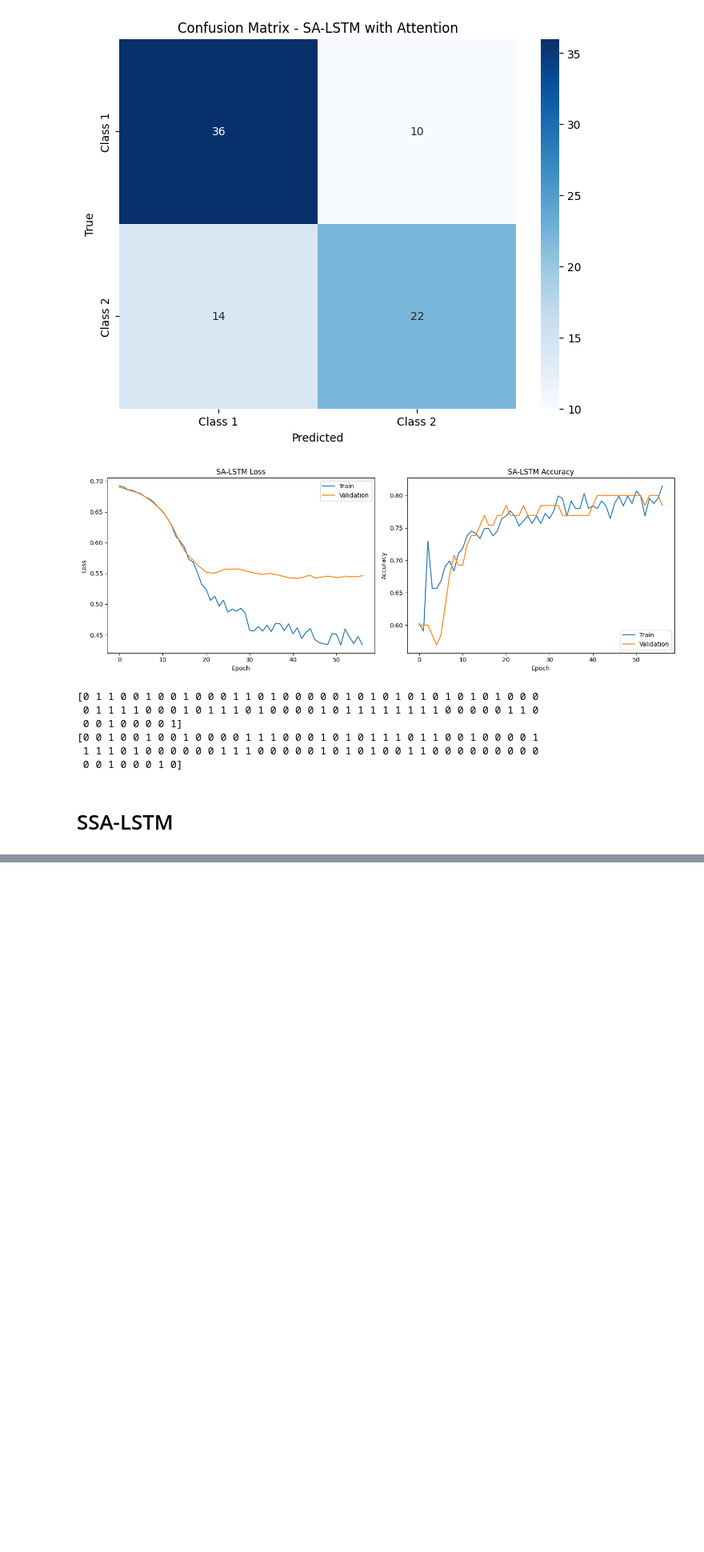
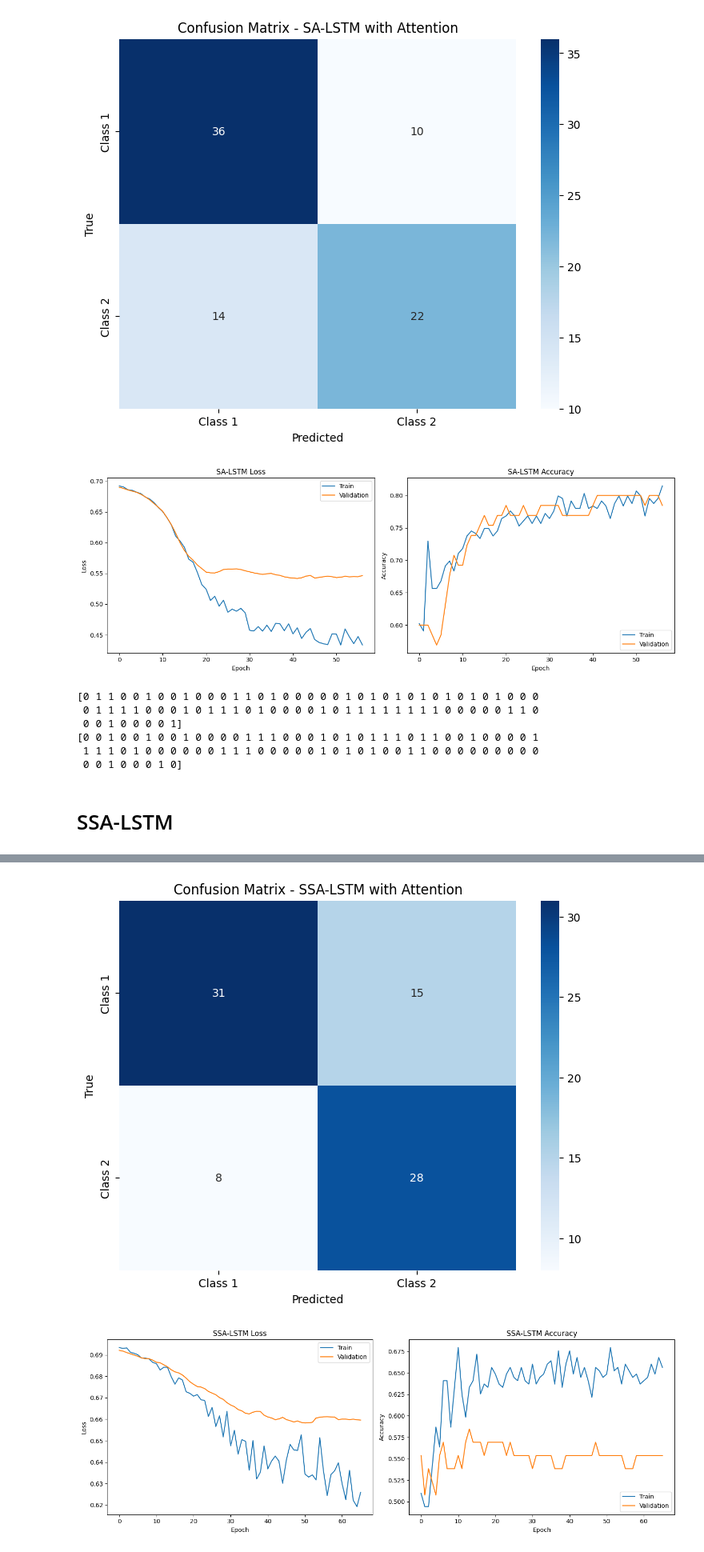
Before and after one commit to khnam-ng/SevereDengueFever, a Jupyter notebook: notebooks/LSTM.ipynb, the cells around one changed output, grey strips where cells are left out. Shown at 80% size. Saved outputs shown, nothing was run; the diff lists cells and outputs as text; code cells hidden in the pictures; blank space fills up the shorter version.

Commit message:
update(LSTM): ready for the presentation

```diff
--- a/notebooks/LSTM.ipynb
+++ b/notebooks/LSTM.ipynb
@@ -929,0 +955,5 @@ Average Feature Attention: [[ 0.09508305 -0.07880491  0.15386024  0.06694753 -0.
+# %%
+# df_set = df_set.to_numpy()
+df_set.reset_index(drop=True, inplace=True)
+print(df_set.shape)
+# df_set.loc[200, 'Day of illness']
@@ -929,0 +1064,13 @@ Average Feature Attention: [[ 0.09508305 -0.07880491  0.15386024  0.06694753 -0.
+# %%
+# x1_train = x1_train.to_numpy()
+y1_train = y1_train.to_numpy()
+# x1_test = x1_test.to_numpy()
+y1_test = y1_test.to_numpy()
+
+x1_train = x1_train.astype(np.float64)
+y1_train = y1_train.astype(np.int64)
+x1_test = x1_test.astype(np.float64)
+y1_test = y1_test.astype(np.int64)
+
+y1_train = y1_train - 1
+y1_test = y1_test - 1
@@ -929,0 +1286,53 @@ Average Feature Attention: [[ 0.09508305 -0.07880491  0.15386024  0.06694753 -0.
+# %%
+# Evaluate on test set
+test_results = model.evaluate(X_test_lstm, y_test_lstm, verbose=1)
+print(f"Test loss: {test_results[0]:.4f}")
+print(f"Test accuracy: {test_results[1]:.4f}")
+print(f"Test AUC: {test_results[2]:.4f}")
+# Make predictions
+y_pred_proba = model.predict(X_test_lstm, verbose=1)
+y_pred = (y_pred_proba > 0.5).astype(int).flatten()  # Flatten to ensure compatible shape
+# Make predictions
+# Classification report
+from sklearn.metrics import classification_report, confusion_matrix
+print("\nLSTM with Attention Classification Report:")
+print(classification_report(y_test_lstm, y_pred))
+
+
+
+# Plot confusion matrix
+import matplotlib.pyplot as plt
+import seaborn as sns
+
+cm = confusion_matrix(y_test_lstm, y_pred)
+plt.figure(figsize=(8, 6))
+sns.heatmap(cm, annot=True, fmt='d', cmap='Blues',
+            xticklabels=['Class 1', 'Class 2'],
+            yticklabels=['Class 1', 'Class 2'])
+plt.xlabel('Predicted')
+plt.ylabel('True')
+plt.title('Confusion Matrix - SSA-LSTM with Attention')
+plt.show()
+
+# Plot training history
+plt.figure(figsize=(14, 5))
+
+plt.subplot(1, 2, 1)
+plt.plot(history.history['loss'])
+plt.plot(history.history['val_loss'])
+plt.title('SSA-LSTM Loss')
+plt.ylabel('Loss')
+plt.xlabel('Epoch')
+plt.legend(['Train', 'Validation'], loc='upper right')
+
+plt.subplot(1, 2, 2)
+plt.plot(history.history['accuracy'])
+plt.plot(history.history['val_accuracy'])
+plt.title('SSA-LSTM Accuracy')
+plt.ylabel('Accuracy')
+plt.xlabel('Epoch')
+plt.legend(['Train', 'Validation'], loc='lower right')
+
+plt.tight_layout()
+plt.show()
+# %% [output]
@@ -929,0 +1354,2 @@ Average Feature Attention: [[ 0.09508305 -0.07880491  0.15386024  0.06694753 -0.
+[figure, added]
+[figure, added]
```
Also changed, not shown: parts of 35 cells of this notebook, 1 other file.
